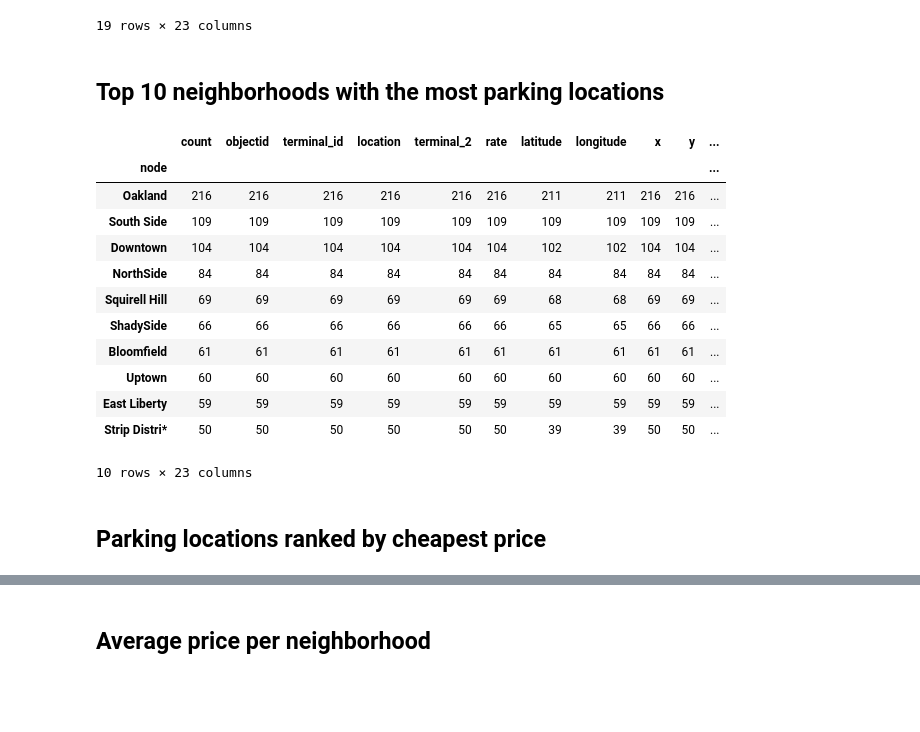
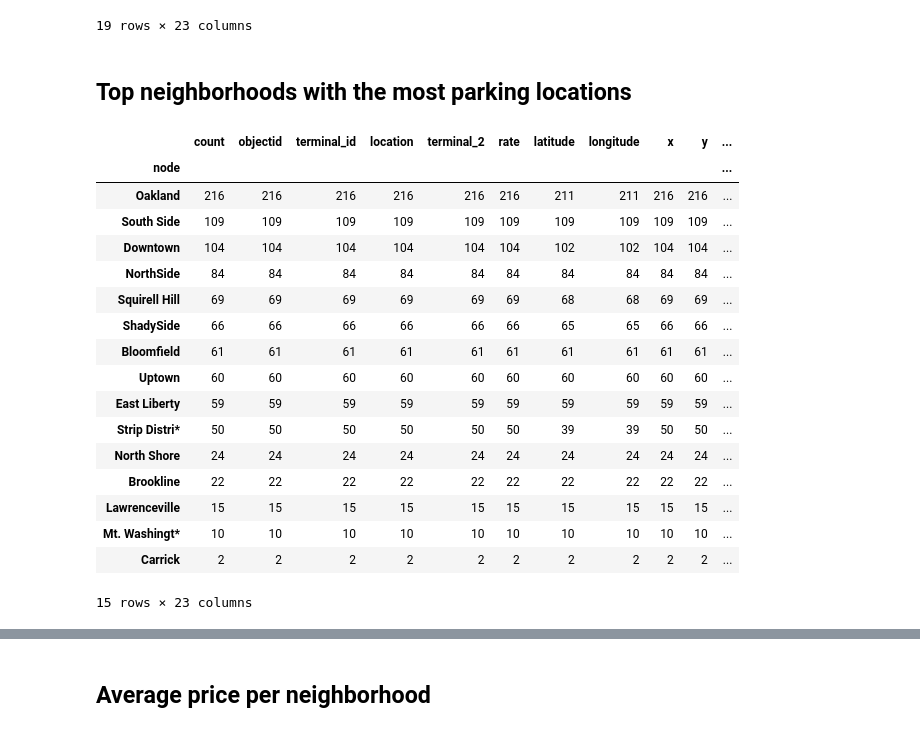
Before and after one commit to Elsklivet/big-ideas-final, a Jupyter notebook: datasets/parking/parking.ipynb, the cells around one changed output, grey strips where cells are left out. Saved outputs shown, nothing was run; the diff lists cells and outputs as text; code cells hidden in the pictures; blank space fills up the shorter version.

```diff
--- a/datasets/parking/parking.ipynb
+++ b/datasets/parking/parking.ipynb
@@ -52,24 +52,27 @@ spots_per_neighborhood
 | West End | 1 | 1 | 1 | 1 | 1 | 1 | 1 | 1 | 1 | 1 | ... |
 19 rows × 23 columns
 # %% [markdown]
-## Top 10 neighborhoods with the most parking locations
+## Top neighborhoods with the most parking locations
 # %%
 # Select the top 10 neighborhoods with the most metered parking locations
-top_10_by_count = spots_per_neighborhood.head(10)
+top_10_by_count = spots_per_neighborhood.head(15)
 top_10_by_count
 # %% [output]
 |  | count | objectid | terminal_id | location | terminal_2 | rate | latitude | longitude | x | y | ... |
 | node |  |  |  |  |  |  |  |  |  |  | ... |
 | Oakland | 216 | 216 | 216 | 216 | 216 | 216 | 211 | 211 | 216 | 216 | ... |
 | South Side | 109 | 109 | 109 | 109 | 109 | 109 | 109 | 109 | 109 | 109 | ... |
 | Downtown | 104 | 104 | 104 | 104 | 104 | 104 | 102 | 102 | 104 | 104 | ... |
 | NorthSide | 84 | 84 | 84 | 84 | 84 | 84 | 84 | 84 | 84 | 84 | ... |
 | Squirell Hill | 69 | 69 | 69 | 69 | 69 | 69 | 68 | 68 | 69 | 69 | ... |
 | ShadySide | 66 | 66 | 66 | 66 | 66 | 66 | 65 | 65 | 66 | 66 | ... |
 | Bloomfield | 61 | 61 | 61 | 61 | 61 | 61 | 61 | 61 | 61 | 61 | ... |
 | Uptown | 60 | 60 | 60 | 60 | 60 | 60 | 60 | 60 | 60 | 60 | ... |
 | East Liberty | 59 | 59 | 59 | 59 | 59 | 59 | 59 | 59 | 59 | 59 | ... |
 | Strip Distri* | 50 | 50 | 50 | 50 | 50 | 50 | 39 | 39 | 50 | 50 | ... |
+| North Shore | 24 | 24 | 24 | 24 | 24 | 24 | 24 | 24 | 24 | 24 | ... |
+| Brookline | 22 | 22 | 22 | 22 | 22 | 22 | 22 | 22 | 22 | 22 | ... |
+| Lawrenceville | 15 | 15 | 15 | 15 | 15 | 15 | 15 | 15 | 15 | 15 | ... |
+| Mt. Washingt* | 10 | 10 | 10 | 10 | 10 | 10 | 10 | 10 | 10 | 10 | ... |
+| Carrick | 2 | 2 | 2 | 2 | 2 | 2 | 2 | 2 | 2 | 2 | ... |
-10 rows × 23 columns
+15 rows × 23 columns
-# %% [markdown]
-## Parking locations ranked by cheapest price
```
Also changed, not shown: parts of 7 cells of this notebook.
